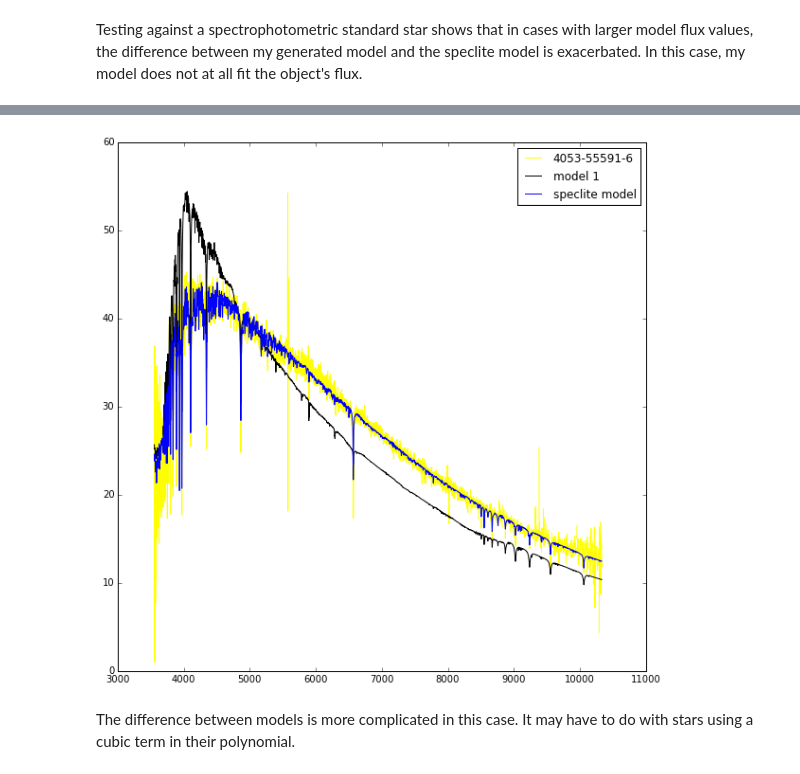
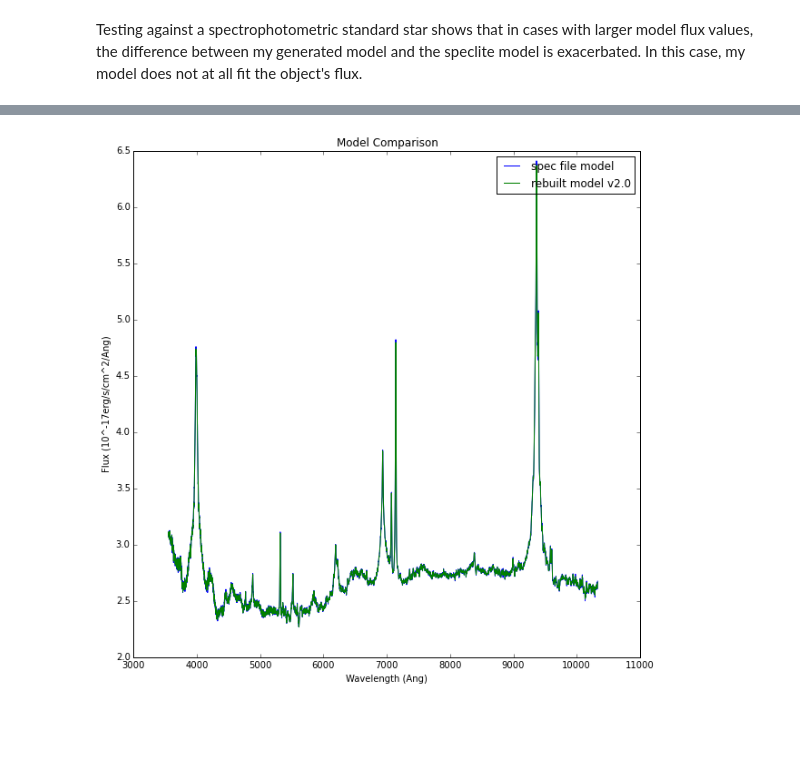
Before and after one commit to kgage/bossghost, a Jupyter notebook: ModelFlux.ipynb, the cells around one changed output, grey strips where cells are left out. Saved outputs shown, nothing was run; the diff lists cells and outputs as text; code cells hidden in the pictures; blank space fills up the shorter version.

Commit message:
Fixed index issue

```diff
--- a/ModelFlux.ipynb
+++ b/ModelFlux.ipynb
@@ -30,6 +30,8 @@ def make_model(plate, mjd, fiber, wlen, num = 1):
     Returns:
         model(np.array): numpy structured array of the same length as wlen with flux of model
     """
+    LENGTH = 10000
+    GAL_L = 10000
 #Acquire data from spZall file
     remote = '/sas/dr12/boss/spectro/redux/v5_7_0/{0}/v5_7_0/spZall-{0}-{1}.fits'
     local = mirror.get(remote.format(plate, mjd))
@@ -48,18 +50,21 @@ def make_model(plate, mjd, fiber, wlen, num = 1):
 #Add eigenspectra with respective coefficients
     flux = np.zeros(len(eigen_spectra[0]), dtype =[('flux','float32')])
     for i in range(num_col):
-        flux['flux'][:] = flux['flux'] + Z_info['THETA'][0][i] * eigen_spectra[i]
+        flux['flux'][:] = flux['flux'] + Z_info['THETA'][0][i] * eigen_spectra[Z_info['TCOLUMN'][0][i]]
 #Create unshifted loglam array
     index = np.arange(len(flux['flux']), dtype= 'float32')
     index = index * header['COEFF1']
-#Use unshifted loglam array and polynomial coefficients to create polynomial array
-    poly = np.zeros(len(flux['flux']), dtype = 'float32')
+#Create polynomial array and resample it
+    index2 = np.arange(LENGTH, dtype= 'float32')
+    index2 = index2 * header['COEFF1']
+    poly = np.zeros(LENGTH, dtype = [('poly','float32')])
     for j in range(Z_info[0]['NPOLY']):
-        poly = poly + np.power(index,j) * Z_info[0]['THETA'][num_col + j]
+        poly['poly'] = poly['poly'] + np.power(index2,j) * Z_info[0]['THETA'][num_col + j]
+    poly2 = speclite.resample(poly, np.linspace(0, len(flux['flux']), num = LENGTH)*header['COEFF1'], index, ('poly'))
 #Shift loglam array
     index = index + header['COEFF0']
 #Add polynomial to eigenspectra flux
-    flux['flux'][:] = flux['flux'] + poly
+    flux['flux'][:] = flux['flux'] + poly2['poly']
 
 #Redshift model wavelength array (10 ^ loglam array) and resample flux
     rs_wlen = speclite.redshift(0, Z_info[0]['Z'],rules=[dict(name='wlen', exponent=+1, array_in = 10**index)])
@@ -215,11 +198,11 @@ plt.show()
 # %%
 plt.figure(figsize = (10,10))
-plt.plot(wlen, flux, color = 'yellow', label = '{}-{}-{}'.format(p, m, f))
-plt.plot(wlen, test_model2, color = 'black', label = 'model 1')
-plt.plot(wlen, model, label = 'speclite model')
+plt.plot(wlen, model, label = 'spec file model')
+plt.plot(wlen, test_model, label = 'rebuilt model v2.0')
+plt.title('Model Comparison')
 plt.legend()
+plt.xlabel('Wavelength (Ang)')
+plt.ylabel('Flux (10^-17erg/s/cm^2/Ang)')
 plt.show()
 # %% [output]
-[figure, old version]
+[figure, new version]
-# %% [markdown]
-The difference between models is more complicated in this case. It may have to do with stars using a cubic term in their polynomial.
```
Also changed, not shown: parts of 19 cells of this notebook.
